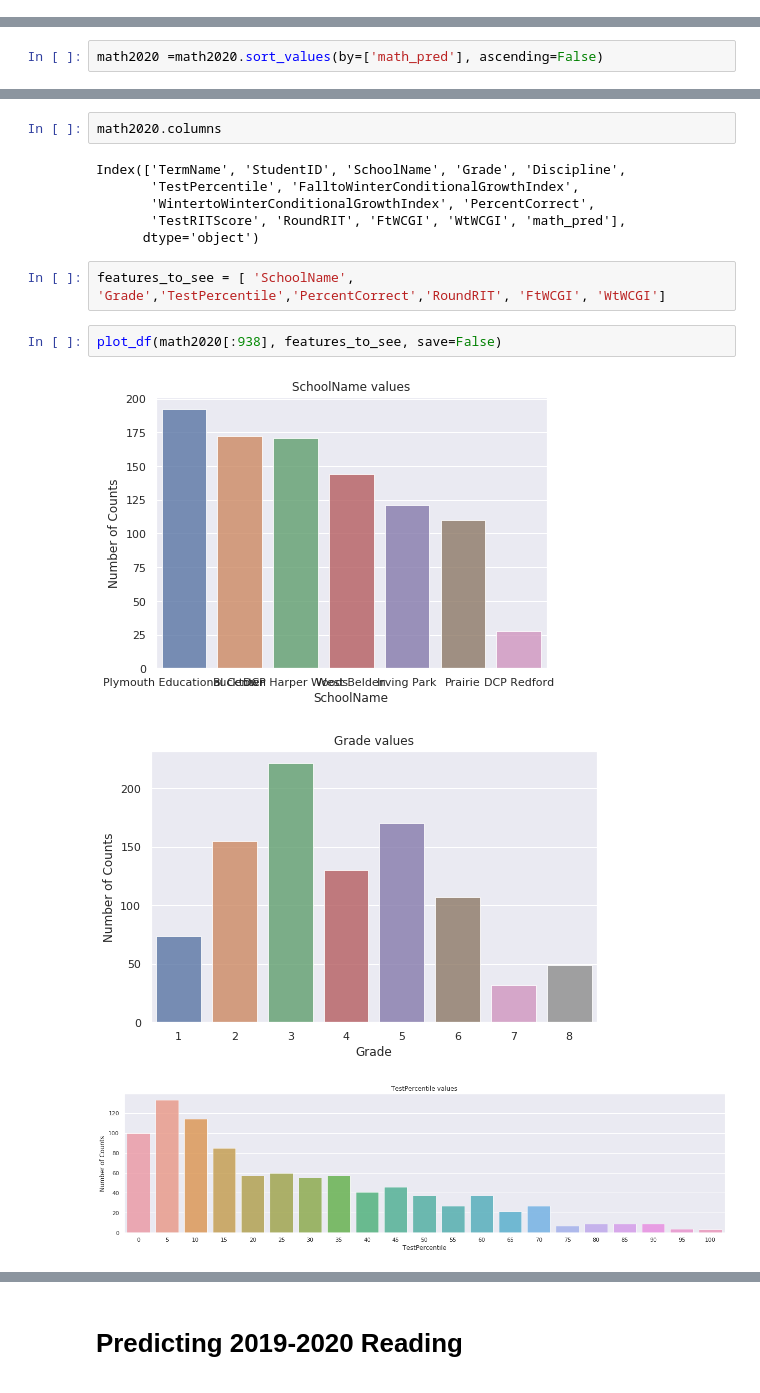
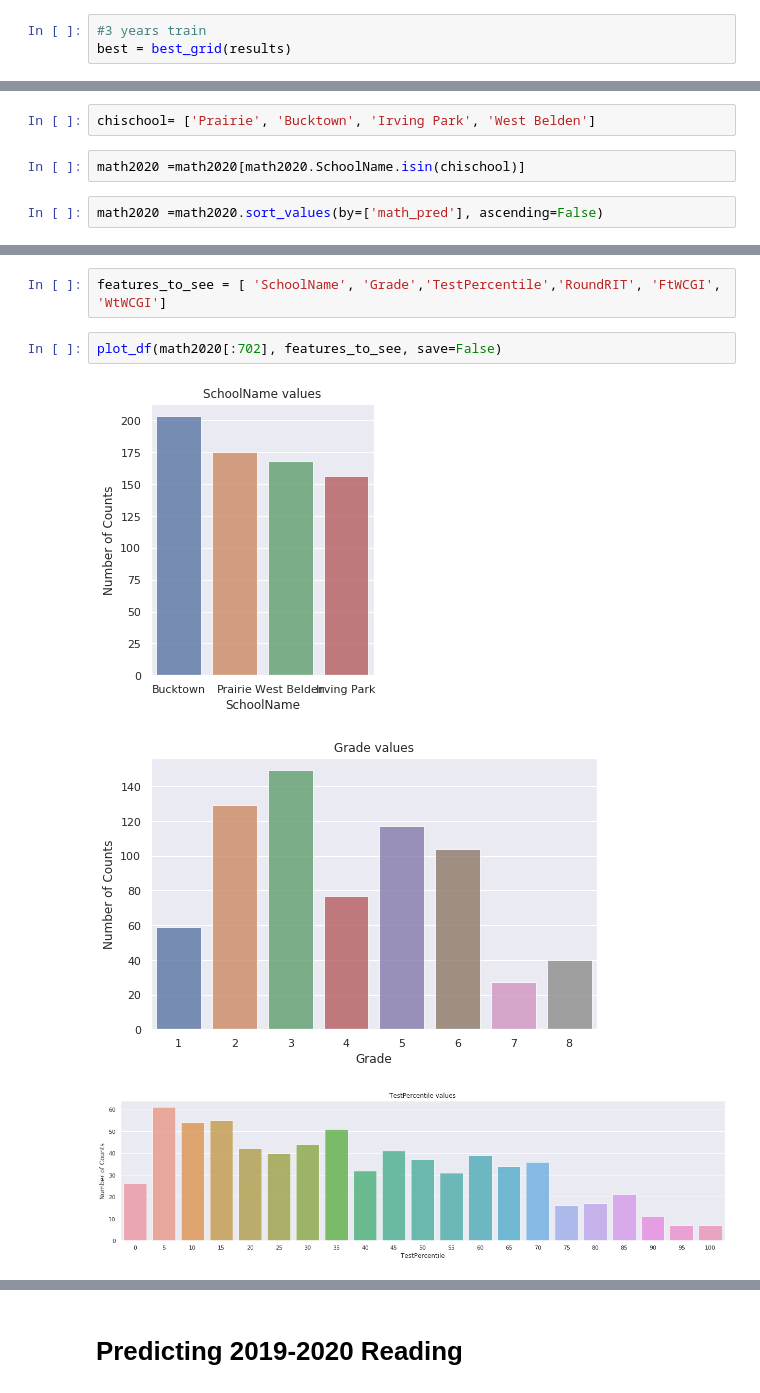
Before and after one commit to tianchu-shu/DataMade, a Jupyter notebook: Predicting_SpringCGP.ipynb, the cells around one changed output, grey strips where cells are left out. Saved outputs shown, nothing was run; the diff lists cells and outputs as text.

```diff
--- a/Predicting_SpringCGP.ipynb
+++ b/Predicting_SpringCGP.ipynb
@@ -379,0 +383,3 @@ best = final.best_grid(results)
+# %%
+#3 years train
+best = best_grid(results)
@@ -537,3 +551,7 @@ math2020.tail()
+# %%
+chischool= ['Prairie', 'Bucktown', 'Irving Park', 'West Belden']
+# %%
+math2020 =math2020[math2020.SchoolName.isin(chischool)]
 # %%
 math2020 =math2020.sort_values(by=['math_pred'], ascending=False)
 # %%
@@ -543,16 +561,8 @@ math2020.shape[0]*0.4
-# %%
-math2020.columns
-# %% [output]
-Index(['TermName', 'StudentID', 'SchoolName', 'Grade', 'Discipline',
-       'TestPercentile', 'FalltoWinterConditionalGrowthIndex',
-       'WintertoWinterConditionalGrowthIndex', 'PercentCorrect',
-       'TestRITScore', 'RoundRIT', 'FtWCGI', 'WtWCGI', 'math_pred'],
-      dtype='object')
 # %%
-features_to_see = [ 'SchoolName', 'Grade','TestPercentile','PercentCorrect','RoundRIT', 'FtWCGI', 'WtWCGI']
+features_to_see = [ 'SchoolName', 'Grade','TestPercentile','RoundRIT', 'FtWCGI', 'WtWCGI']
 # %%
-plot_df(math2020[:938], features_to_see, save=False)
+plot_df(math2020[:702], features_to_see, save=False)
 # %% [output]
-[figure, old version]
+[figure, new version]
-[figure, old version]
+[figure, new version]
-[figure, old version]
+[figure, new version]
```
Also changed, not shown: parts of 100 cells of this notebook.
